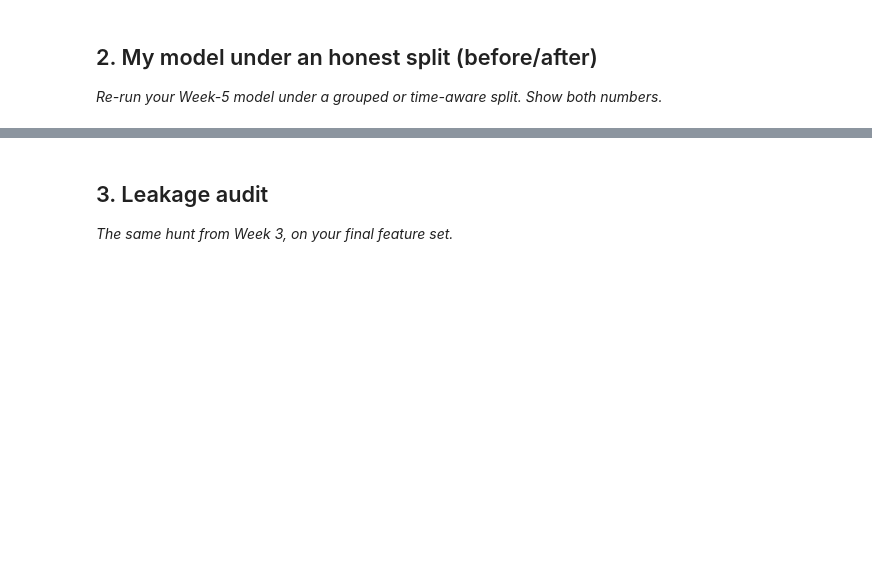
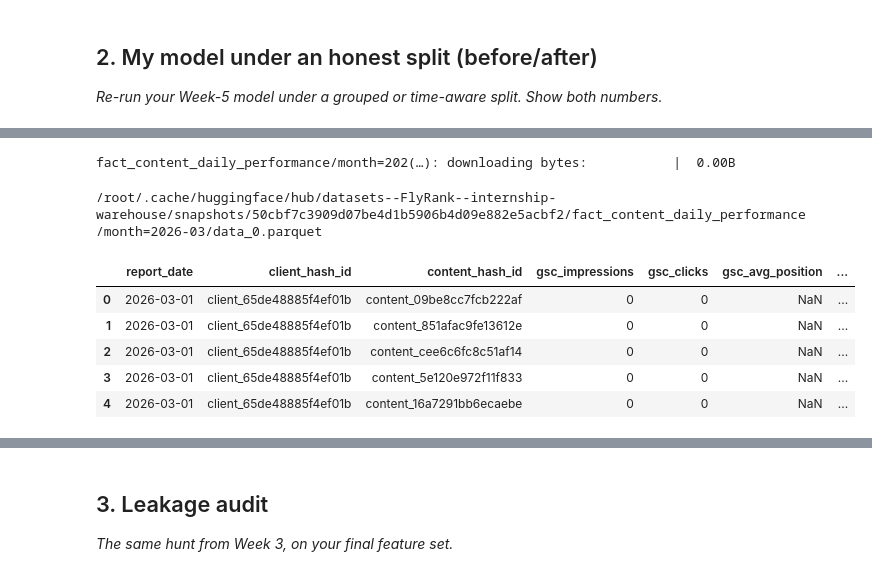
Before and after one commit to omi290/flyrank-ml-internship, a Jupyter notebook: work/notebooks/w06_validation_audit.ipynb, the cells around one changed output, grey strips where cells are left out. Cells and saved outputs as stored; diff of their text form; code cells hidden in the pictures; blank space fills up the shorter version.

```diff
--- a/work/notebooks/w06_validation_audit.ipynb
+++ b/work/notebooks/w06_validation_audit.ipynb
@@ -22,0 +60,12 @@ This skeleton is yours to fill. Work the sections **in order** — each one has
+# %%
+march_path = hf_hub_download(
+    repo_id="FlyRank/internship-warehouse",
+    repo_type="dataset",
+    filename="fact_content_daily_performance/month=2026-03/data_0.parquet",
+    token=HF_TOKEN
+)
+
+print(march_path)
+# %% [output]
+fact_content_daily_performance/month=202(…): downloading bytes:           |  0.00B
+/root/.cache/huggingface/hub/datasets--FlyRank--internship-warehouse/snapshots/50cbf7c3909d07be4d1b5906b4d09e882e5acbf2/fact_content_daily_performance/month=2026-03/data_0.parquet
@@ -22,0 +80,24 @@ This skeleton is yours to fill. Work the sections **in order** — each one has
+# %%
+feature_vector = db.sql("""
+SELECT
+    report_date,
+    client_hash_id,
+    content_hash_id,
+    gsc_impressions,
+    gsc_clicks,
+    gsc_avg_position,
+    ga4_pageviews,
+    ga4_sessions,
+    scroll_events
+FROM march_data
+WHERE ga4_data_available IS TRUE
+""").df()
+
+feature_vector.head()
+# %% [output]
+|  | report_date | client_hash_id | content_hash_id | gsc_impressions | gsc_clicks | gsc_avg_position | ... |
+| 0 | 2026-03-01 | client_65de48885f4ef01b | content_09be8cc7fcb222af | 0 | 0 | NaN | ... |
+| 1 | 2026-03-01 | client_65de48885f4ef01b | content_851afac9fe13612e | 0 | 0 | NaN | ... |
+| 2 | 2026-03-01 | client_65de48885f4ef01b | content_cee6c6fc8c51af14 | 0 | 0 | NaN | ... |
+| 3 | 2026-03-01 | client_65de48885f4ef01b | content_5e120e972f11f833 | 0 | 0 | NaN | ... |
+| 4 | 2026-03-01 | client_65de48885f4ef01b | content_16a7291bb6ecaebe | 0 | 0 | NaN | ... |
```
Also changed, not shown: parts of 14 cells of this notebook.
